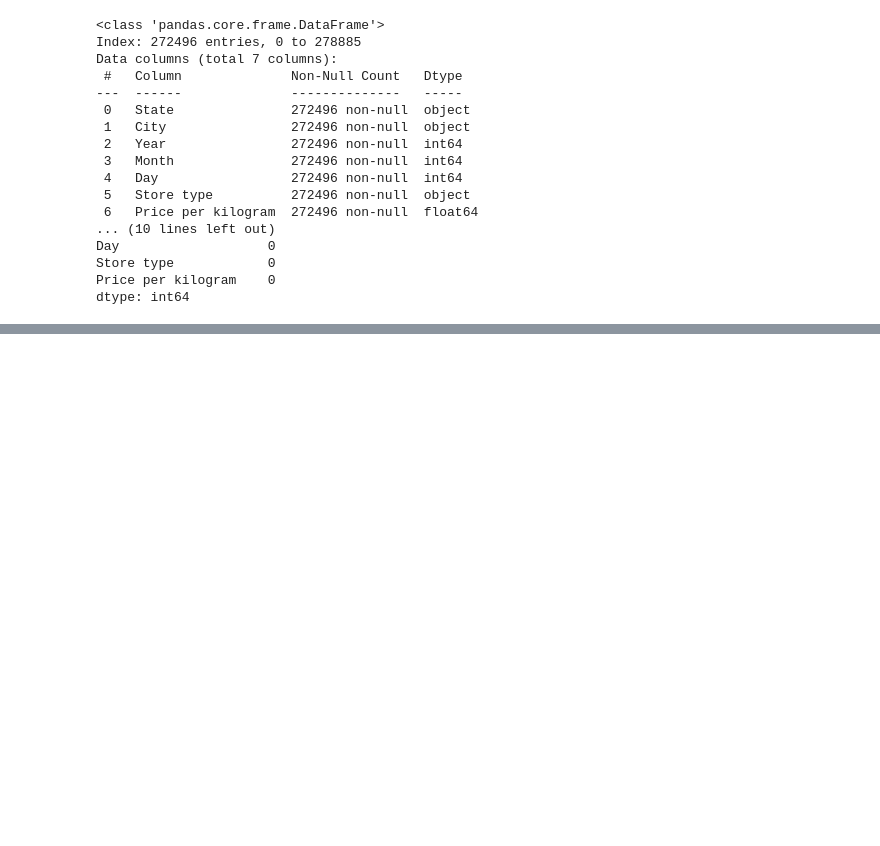
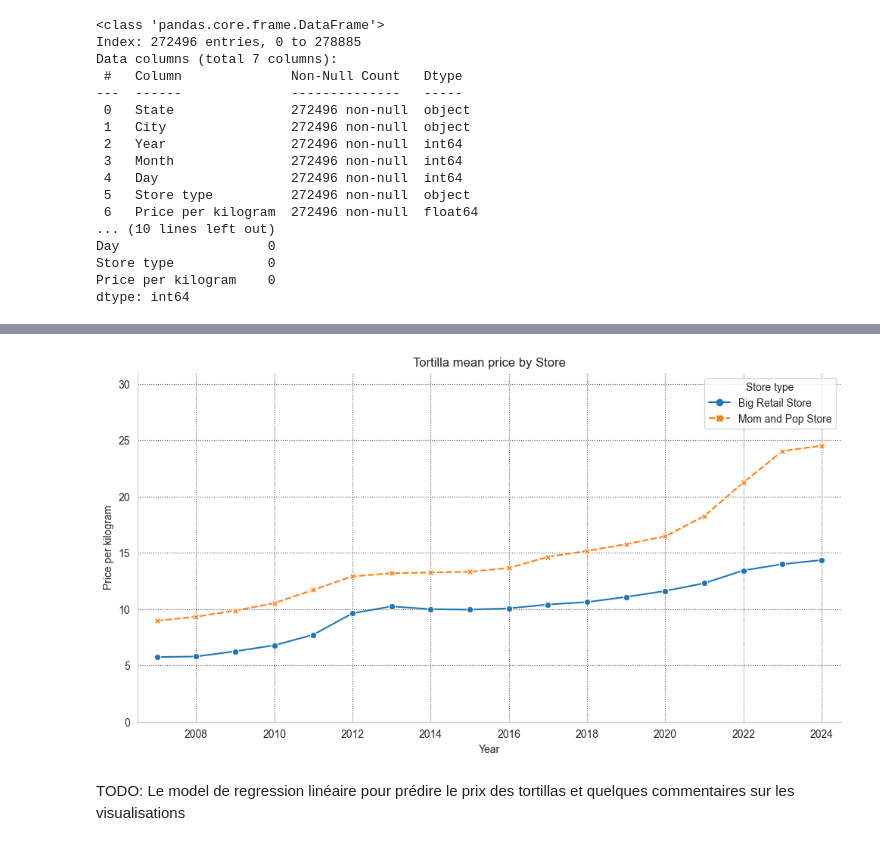
Before and after one commit to Rhapsoody/TortillaPredict, a Jupyter notebook: TortiPredict.ipynb, the cells around one changed output, grey strips where cells are left out. Cells and saved outputs as stored; diff of their text form; code cells hidden in the pictures; blank space fills up the shorter version.

```diff
--- a/TortiPredict.ipynb
+++ b/TortiPredict.ipynb
@@ -106,0 +214,18 @@ dtype: int64
+# %%
+
+price_by_store_and_year = clean_tortilla_datas.groupby(['Store type', 'Year'])['Price per kilogram'].mean().to_frame().reset_index()
+
+
+plt.figure(figsize=(12, 6))
+sns.set_style("whitegrid", {"grid.color": ".3", "grid.linestyle": ":"})
+g = sns.lineplot(data = price_by_store_and_year, x = 'Year',
+                 y = 'Price per kilogram', hue = 'Store type', style = 'Store type',
+                 markers=True)
+g.set_xlim(2006.5, 2024.5)
+g.set_ylim(0, 31)
+g.set(title="Tortilla mean price by Store", ylabel="Price per kilogram")
+sns.despine()
+# %% [output]
+[figure, added]
+# %% [markdown]
+TODO: Le model de regression linéaire pour prédire le prix des tortillas et quelques commentaires sur les visualisations
```
Also changed, not shown: parts of 9 cells of this notebook.
